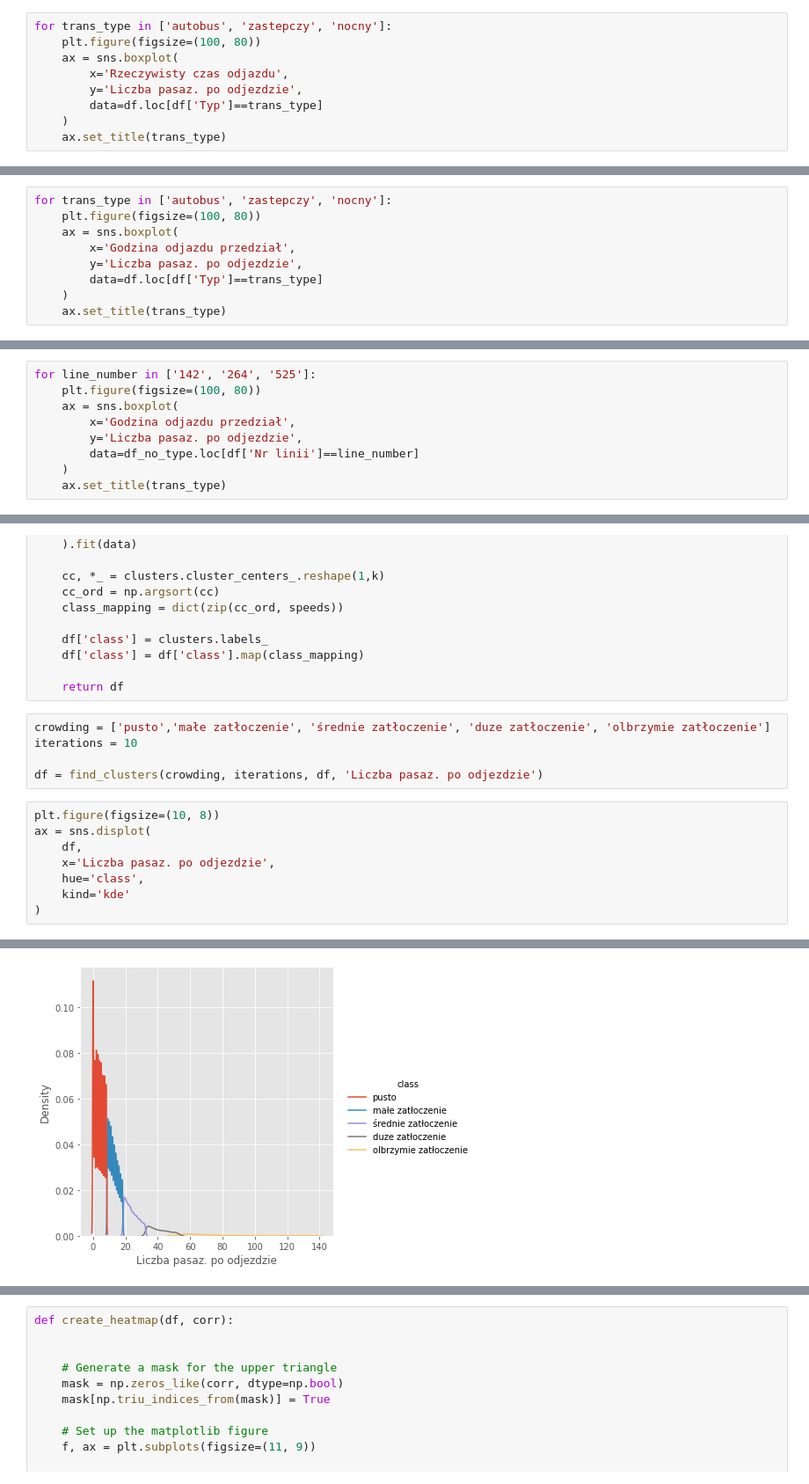
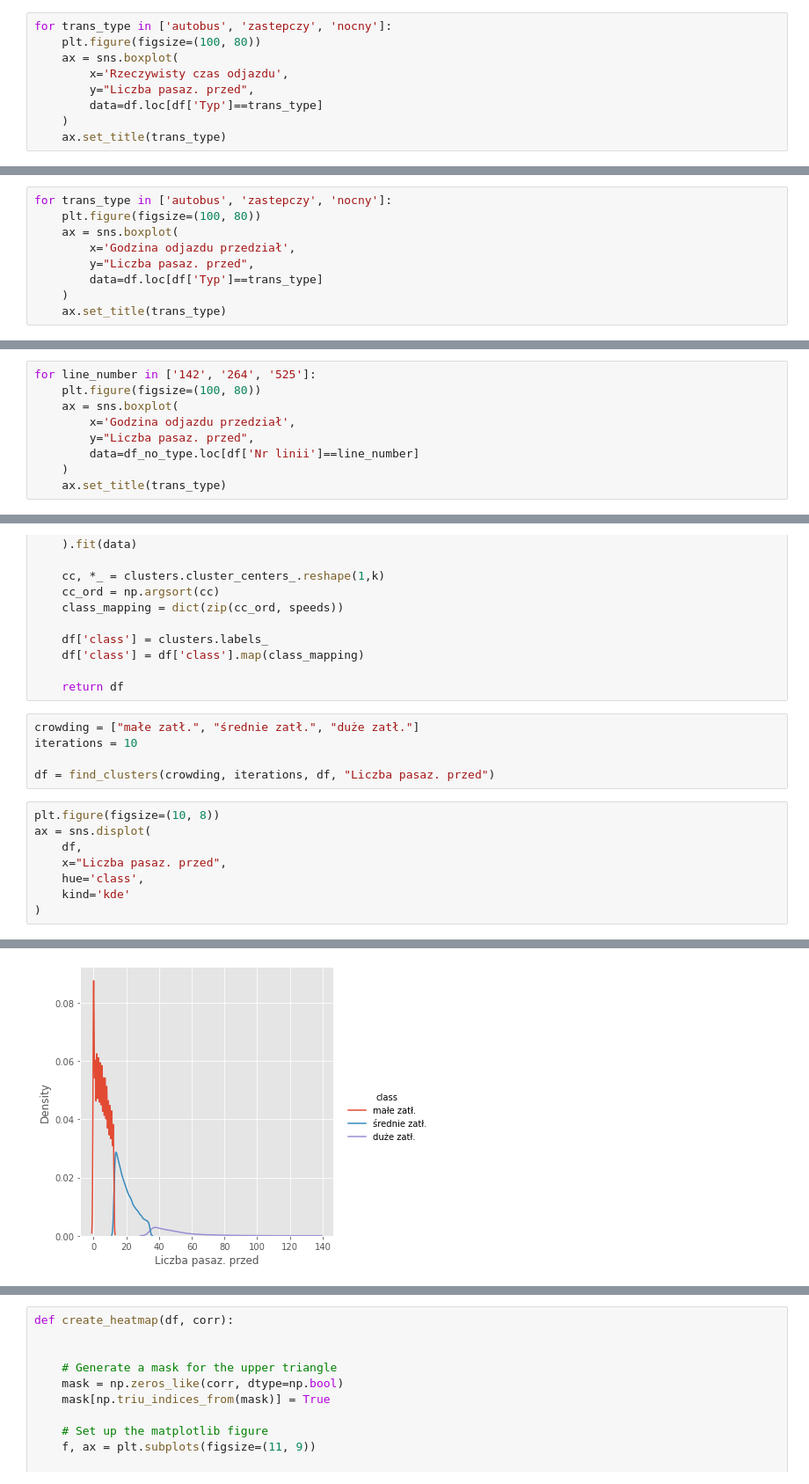
Before and after one commit to Walczi123/Projekt_Przetwarzanie_Danych, a Jupyter notebook: initial_data_processing.ipynb, the cells around one changed output, grey strips where cells are left out. Shown at 88% size. Drawn from its saved outputs; the diff is of its cells as text.

```diff
--- a/initial_data_processing.ipynb
+++ b/initial_data_processing.ipynb
@@ -47,7 +56,7 @@ for trans_type in ['autobus', 'zastepczy', 'nocny']:
     plt.figure(figsize=(100, 80))
     ax = sns.boxplot(
         x='Rzeczywisty czas odjazdu',
-        y='Liczba pasaz. po odjezdzie',
+        y="Liczba pasaz. przed",
         data=df.loc[df['Typ']==trans_type]
     )
     ax.set_title(trans_type)
@@ -60,7 +69,7 @@ for trans_type in ['autobus', 'zastepczy', 'nocny']:
     plt.figure(figsize=(100, 80))
     ax = sns.boxplot(
         x='Godzina odjazdu przedział',
-        y='Liczba pasaz. po odjezdzie',
+        y="Liczba pasaz. przed",
         data=df.loc[df['Typ']==trans_type]
     )
     ax.set_title(trans_type)
@@ -85,7 +94,7 @@ for line_number in ['142', '264', '525']:
     plt.figure(figsize=(100, 80))
     ax = sns.boxplot(
         x='Godzina odjazdu przedział',
-        y='Liczba pasaz. po odjezdzie',
+        y="Liczba pasaz. przed",
         data=df_no_type.loc[df['Nr linii']==line_number]
     )
     ax.set_title(trans_type)
@@ -114,21 +123,21 @@ def find_clusters(speeds, iterations, df, column):
 
     return df
 # %%
-crowding = ['pusto','małe zatłoczenie', 'średnie zatłoczenie', 'duze zatłoczenie', 'olbrzymie zatłoczenie']
+crowding = ["małe zatł.", "średnie zatł.", "duże zatł."]
 iterations = 10
 
-df = find_clusters(crowding, iterations, df, 'Liczba pasaz. po odjezdzie')
+df = find_clusters(crowding, iterations, df, "Liczba pasaz. przed")
 # %%
 plt.figure(figsize=(10, 8))
 ax = sns.displot(
     df,
-    x='Liczba pasaz. po odjezdzie',
+    x="Liczba pasaz. przed",
     hue='class',
     kind='kde'
 )
 # %% [output]
 <Figure size 720x576 with 0 Axes>
-[figure, old version]
+[figure, new version]
 # %%
 plt.figure(figsize=(10, 8))
 ax = sns.boxplot(
```
Also changed, not shown: parts of 15 cells of this notebook, 2 other files.
